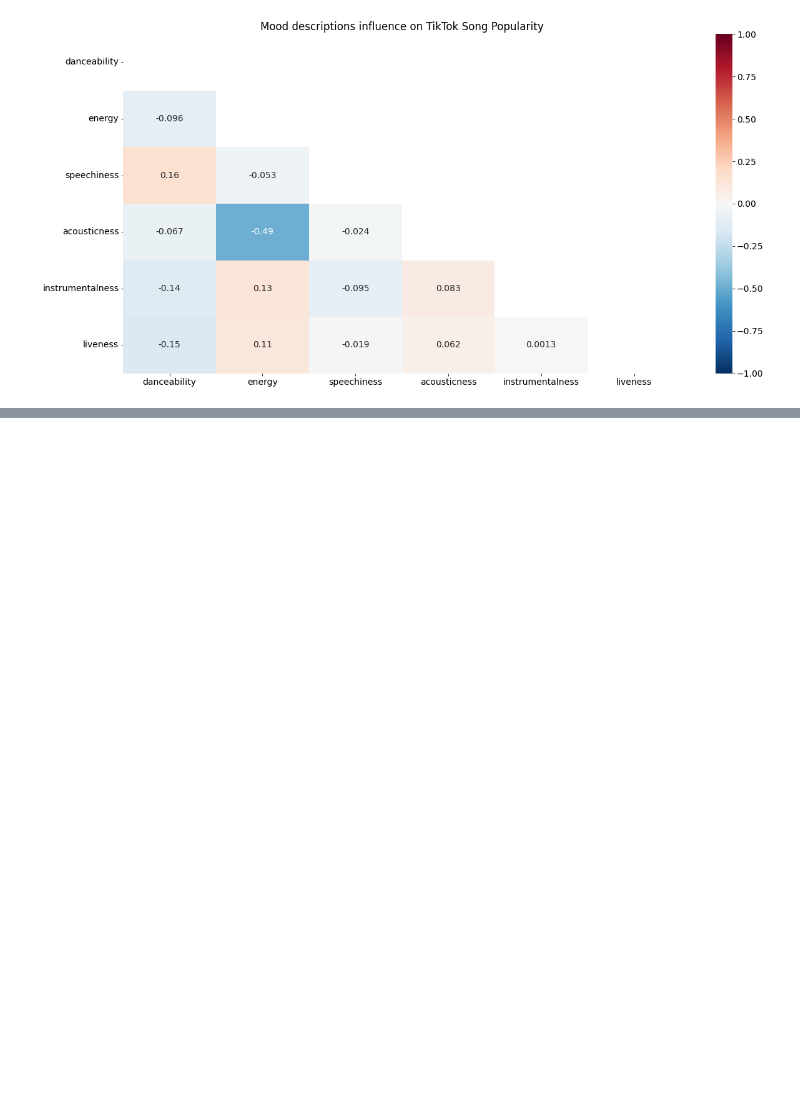
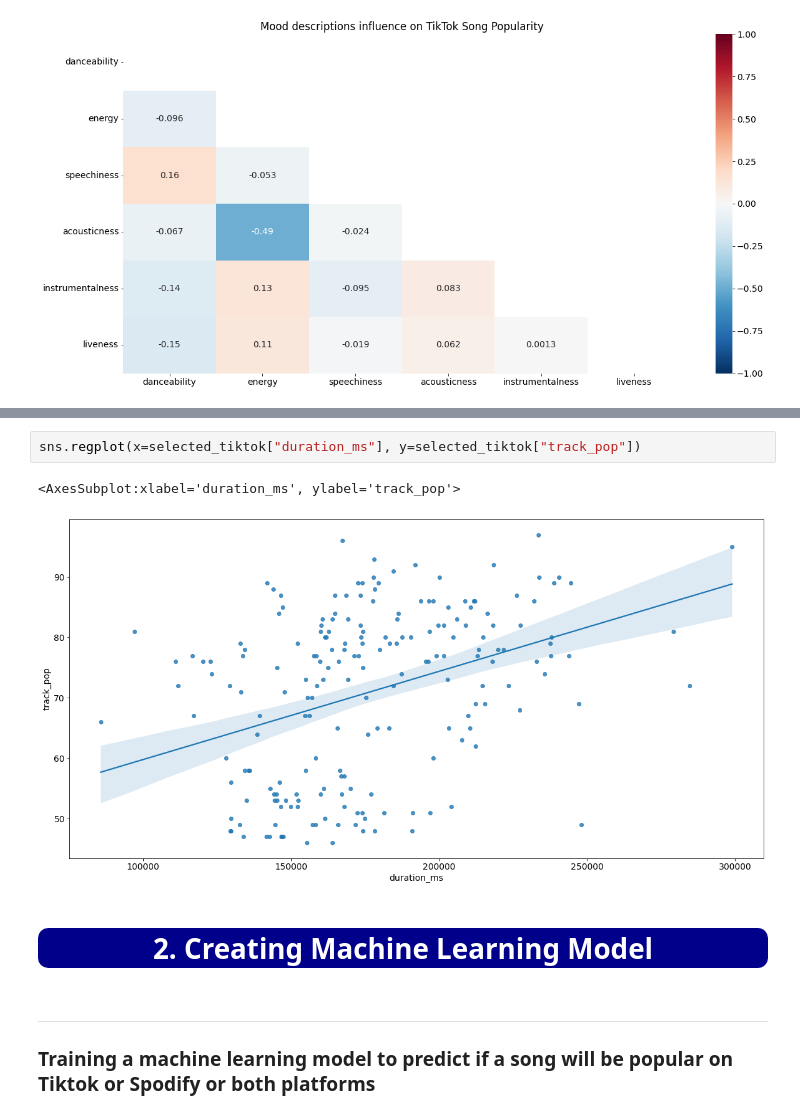
Before and after one commit to fdac23/TikTok_Vs._Spotify, a Jupyter notebook: file.ipynb, the cells around one changed output, grey strips where cells are left out. Saved outputs shown, nothing was run; the diff lists cells and outputs as text; blank space fills up the shorter version.

```diff
--- a/file.ipynb
+++ b/file.ipynb
@@ -125,0 +200,10 @@ sns.heatmap(selected_tiktok[columns_mood].corr(), data = selected_tiktok[columns
+# %%
+sns.regplot(x=selected_tiktok["duration_ms"], y=selected_tiktok["track_pop"])
+# %% [output]
+<AxesSubplot:xlabel='duration_ms', ylabel='track_pop'>
+[figure, added]
+# %% [markdown]
+# <p style="background-color:#00008B;color:white;font-size:100%;text-align:center;border-radius:10px 10px;">2. Creating Machine Learning Model</p>
+# %% [markdown]
+---
+### Training a machine learning model to predict if a song will be popular on Tiktok or Spodify or both platforms
```
Also changed, not shown: parts of 19 cells of this notebook.
